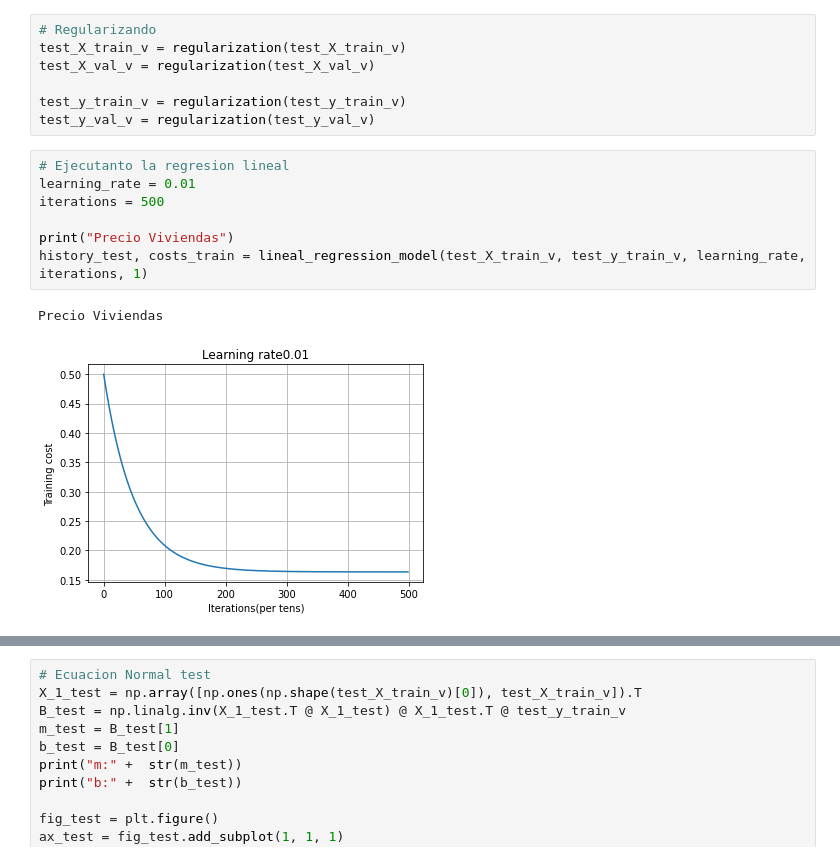
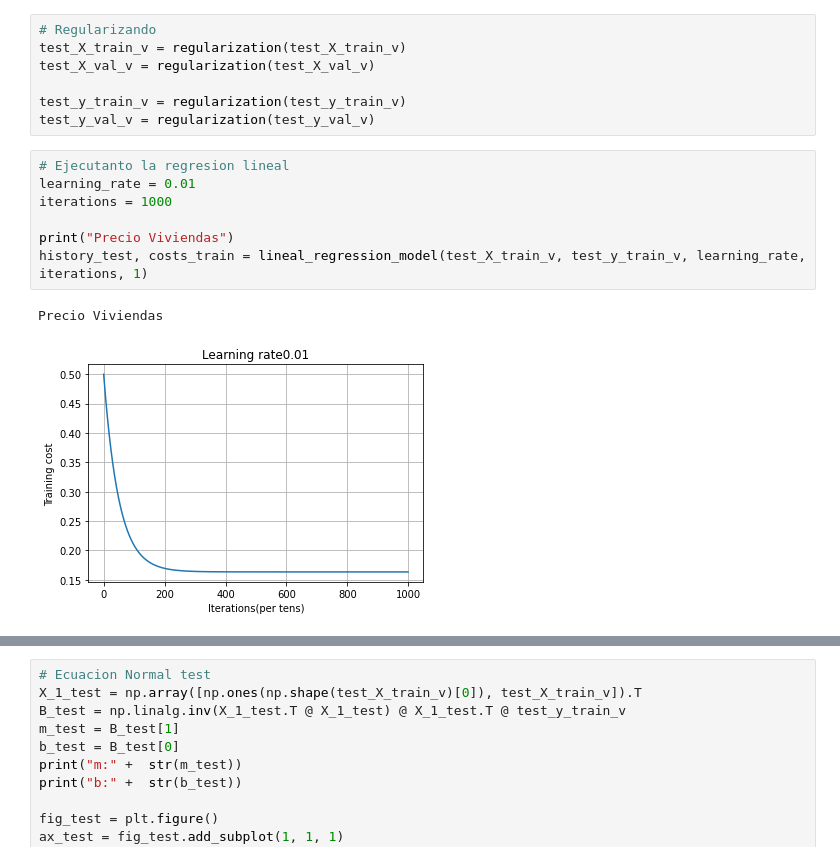
Before and after one commit to dantecarlo/Linear-Regression-with-Gradient-Descent, a Jupyter notebook: Regresión_Lineal_Gradiente_Descendiente.ipynb, the cells around one changed output, grey strips where cells are left out. Saved outputs shown, nothing was run; the diff lists cells and outputs as text.

```diff
--- a/Regresión_Lineal_Gradiente_Descendiente.ipynb
+++ b/Regresión_Lineal_Gradiente_Descendiente.ipynb
@@ -435,13 +435,13 @@ test_y_val_v = regularization(test_y_val_v)
 # %%
 # Ejecutanto la regresion lineal
 learning_rate = 0.01
-iterations = 500
+iterations = 1000
 
 print("Precio Viviendas")
 history_test, costs_train = lineal_regression_model(test_X_train_v, test_y_train_v, learning_rate, iterations, 1)
 # %% [output]
 Precio Viviendas
-[figure, old version]
+[figure, new version]
 # %%
 # Grafica Datos price
 # print(history_test[-1][0])
```
Also changed, not shown: parts of 1 cell of this notebook.
